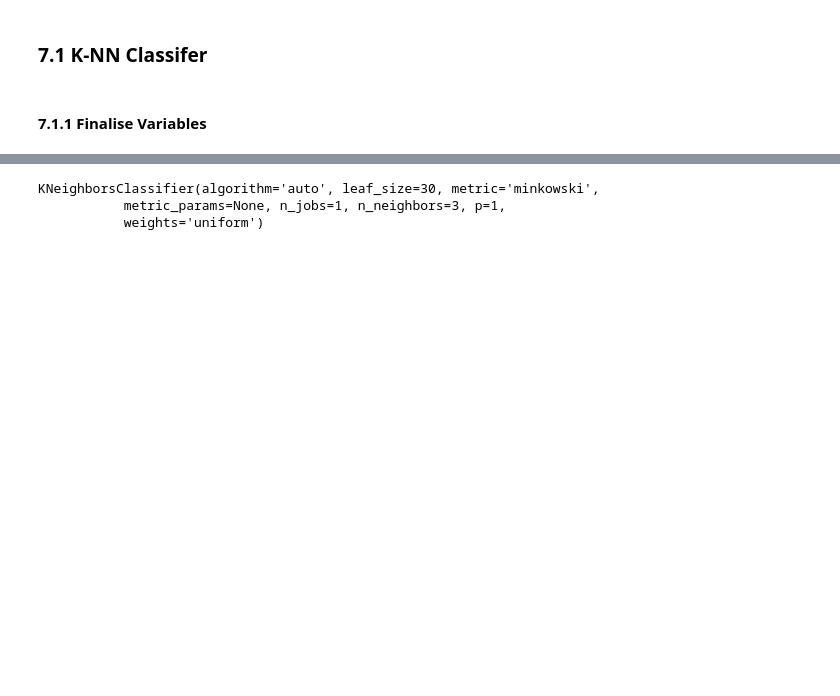
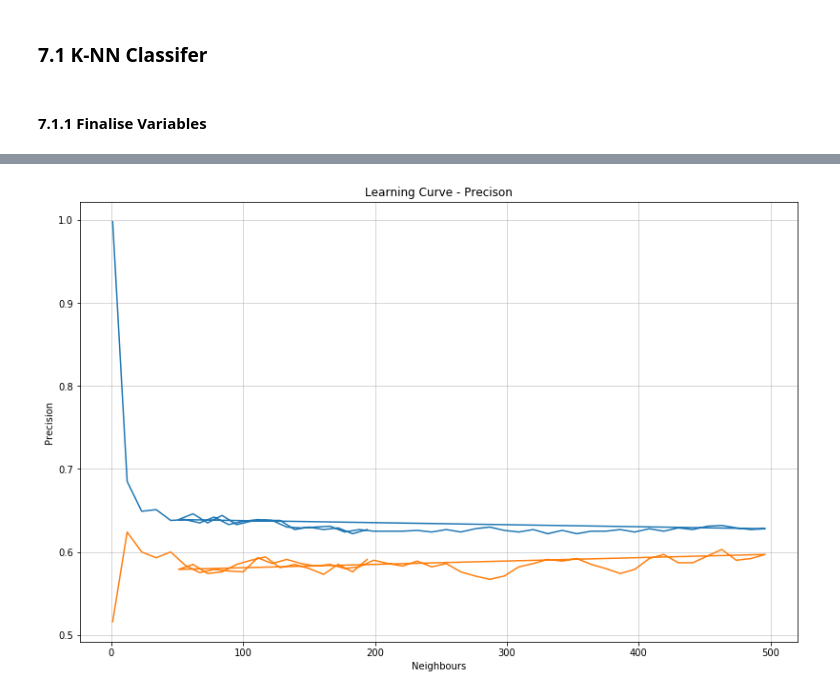
Before and after one commit to sravangereddy/DataScience_, a Jupyter notebook: Models/Telco Customer - KNN.ipynb, the cells around one changed output, grey strips where cells are left out. Drawn from its saved outputs; the diff is of its cells as text; code cells hidden in the pictures; blank space fills up the shorter version.

```diff
--- a/Models/Telco Customer - KNN.ipynb
+++ b/Models/Telco Customer - KNN.ipynb
@@ -427,6 +427,6 @@ X,Y,X_train,X_test,y_train,y_test = fn_train_test_split(master_dataset,["Churn",
 # %% [markdown]
 #### 7.1.1 Finalise Variables
 # %%
-input_var = labEnc_categories_+ints_+floats_
+input_var = labEnc_categories_+scaled_ss_nums_
 input_var.remove("LE_Churn")
 target_ = "LE_Churn"
@@ -433,7 +465,5 @@ target_ = "LE_Churn"
 # %%
-knn_model = KNeighborsClassifier(n_neighbors=3,p=1)
+knn_model = KNeighborsClassifier(n_neighbors=33,p=1)
 knn_model.fit(X_train[input_var],y_train[target_])
+knn_predictions_train = knn_model.predict(X_train[input_var])
+knn_predictions_test = knn_model.predict(X_test[input_var])
-# %% [output]
-KNeighborsClassifier(algorithm='auto', leaf_size=30, metric='minkowski',
-           metric_params=None, n_jobs=1, n_neighbors=3, p=1,
-           weights='uniform')
@@ -490,0 +590,10 @@ def fn_get_metrics(confusion_matrix):
+# %%
+plt.figure(figsize=(13.5, 8.5))
+plt.plot(neighbours,precision_train)
+plt.plot(neighbours,precision_val)
+plt.title('Learning Curve - Precison')
+plt.xlabel('Neighbours')
+plt.ylabel('Precision')
+plt.grid(linestyle='-', linewidth=0.5)
+# %% [output]
+[figure, added]
```
Also changed, not shown: parts of 35 cells of this notebook, 1 other file.
